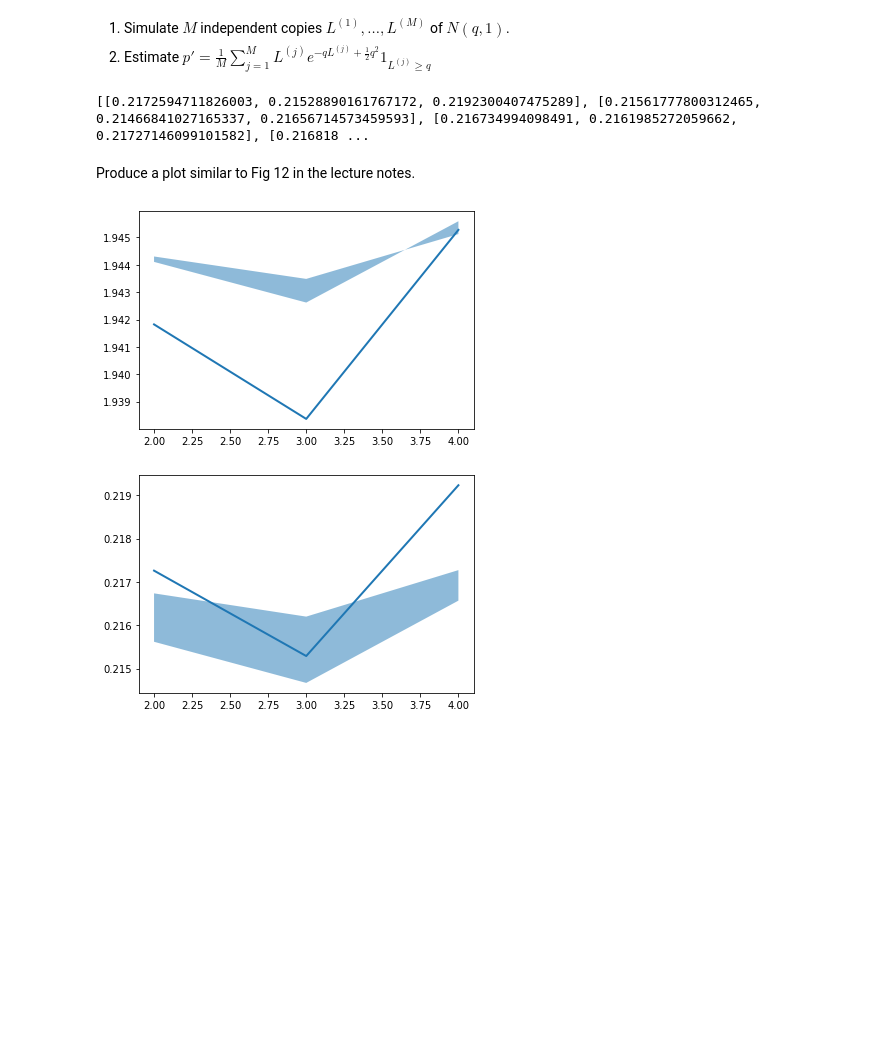
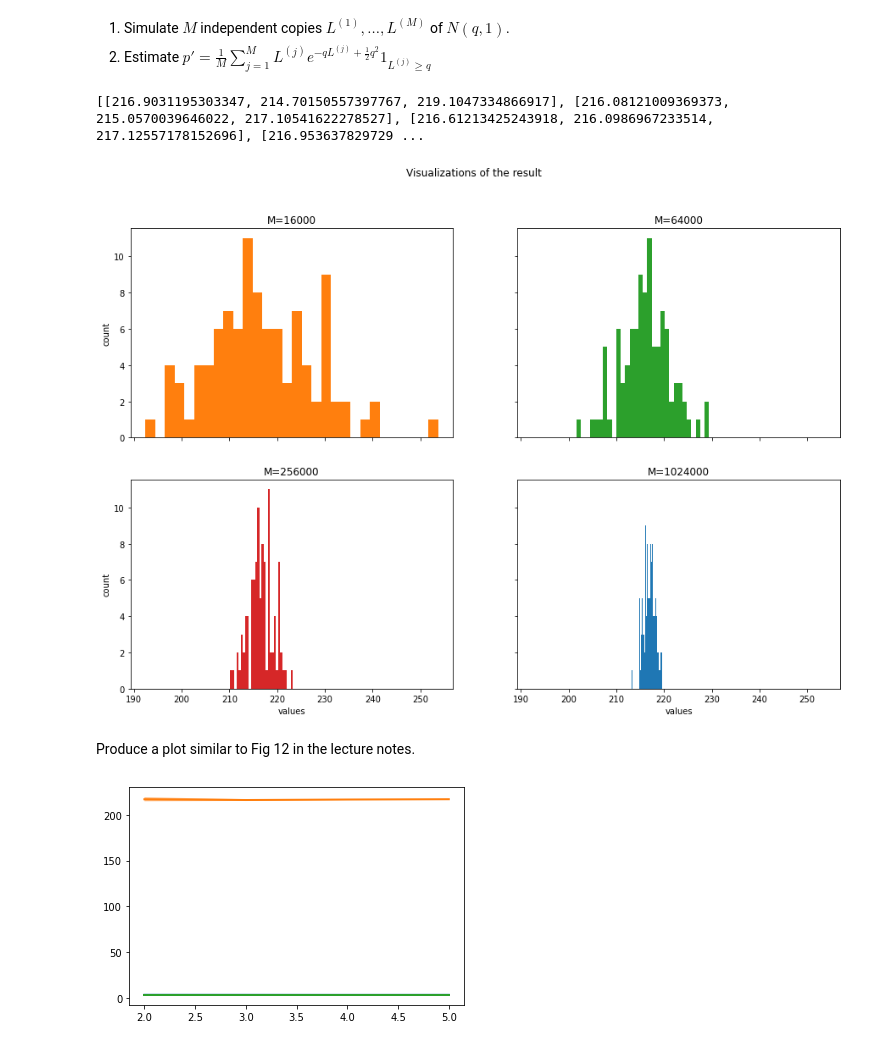
Before and after one commit to hbenedek/epfl-stochastic, a Jupyter notebook: PS_12.ipynb, the cells around one changed output. Saved outputs shown, nothing was run; the diff lists cells and outputs as text; code cells hidden in the pictures; blank space fills up the shorter version.

Commit message:
Adding simulation, correct MC method, TODO: find bug in IS

```diff
--- a/PS_12.ipynb
+++ b/PS_12.ipynb
@@ -17,4 +16,5 @@ Consider the setup presented in the importance sampling section of the lecture s
 # confidence interval
 
 def mean_confidence_interval(data, confidence=0.95):
-    return np.mean(data), scipy.stats.t.interval(confidence, len(data)-1, loc=np.mean(data), scale=scipy.stats.sem(data))
+    ci = scipy.stats.t.interval(confidence, len(data)-1, loc=np.mean(data), scale=scipy.stats.sem(data))
+    return [np.mean(data), ci[0], ci[1]]
@@ -64,48 +90,62 @@ print(results_mc)
 1. Simulate $M$ independent copies $L^{(1)},..., L^{(M)}$ of $N(q,1)$.
 2. Estimate $p' = \frac{1}{M}\sum_{j=1}^M L^{(j)} e^{-qL^{(j)}+\frac{1}{2}q^2}1_{L^{(j)}\ge q}$
 # %%
-def importance_sampling(M, q):
+# defining importance sampling
+def importance_sampling(M, q, p):
   mu, sigma = q, 1 # mean and standard deviation
-  s = np.random.normal(mu, sigma, M)
-  sum = 0
-  for i in range(M):
-    j = s[i]* np.exp(-q * s[i] + 1/2 * q * q)
-    if j >= q:
-      sum+=j
-  p_IS = 1/M * sum
-  return p_IS
+  L = np.random.normal(mu, sigma, M)
 
-results_IS=[]
+  D = np.exp( (-q)*L + (1/2) * q*q)
+  L = D * L
+  sum = (L[L>=q]).sum()
+  p_IS = (1/M) * sum
+  return  (1/p) * p_IS
+
+
+# doing the simulation
+results_IS = []
+sam_IS = []
 for M in M_list:
   ps = []
-  for i in range(100):
-    p_IS = importance_sampling(M, q)
+  for i in tqdm(range(100)):
+    p_IS =  importance_sampling(M, q, p)
     ps.append(p_IS)
+  sam_IS.append(ps)
   results_IS.append(mean_confidence_interval(ps))
 
 print(results_IS)
 # %% [output]
-[[0.2172594711826003, 0.21528890161767172, 0.2192300407475289], [0.21561777800312465, 0.21466841027165337, 0.21656714573459593], [0.216734994098491, 0.2161985272059662, 0.21727146099101582], [0.216818 ...
+[[216.9031195303347, 214.70150557397767, 219.1047334866917], [216.08121009369373, 215.0570039646022, 217.10541622278527], [216.61213425243918, 216.0986967233514, 217.12557178152696], [216.953637829729 ...
+# %%
+visualize_simualtion(sam_IS, M_list)
+# %% [output]
+[figure, added]
 # %% [markdown]
 Produce a plot similar to Fig 12 in the lecture notes.
 # %%
 # plot
 fig, ax = plt.subplots()
-x =[2,3,4]
-
-ax.fill_between(x, results_mc[:][1], results_mc[:][2], alpha=.5, linewidth=0)
-ax.plot(x, results_mc[:][0], linewidth=2)
-
-plt.show()
+x =[2,3,4,5]
 
 
-fig, ax = plt.subplots()
+def filter_column(data, i): # i is the desired column
+  col = []
+  for j in range(len(data)):
+    col.append(data[j][i])
+  return col
 
-ax.fill_between(x, results_IS[:][1], results_IS[:][2], alpha=.5, linewidth=0)
-ax.plot(x, results_IS[:][0], linewidth=2)
+
+ax.fill_between(x, filter_column(results_mc, 1), filter_column(results_mc, 2), alpha=.5, linewidth=0)
+ax.plot(x, filter_column(results_mc, 0), linewidth=2)
+
+
+ax.fill_between(x, filter_column(results_IS, 1), filter_column(results_IS, 2), alpha=.5, linewidth=0)
+ax.plot(x, filter_column(results_IS, 0), linewidth=2)
+
+
+ax.plot(x, results_an, linewidth=2)
 
 
 plt.show()
 # %% [output]
-[figure, old version]
+[figure, new version]
-[figure, removed]
```
Also changed, not shown: parts of 7 cells of this notebook.
